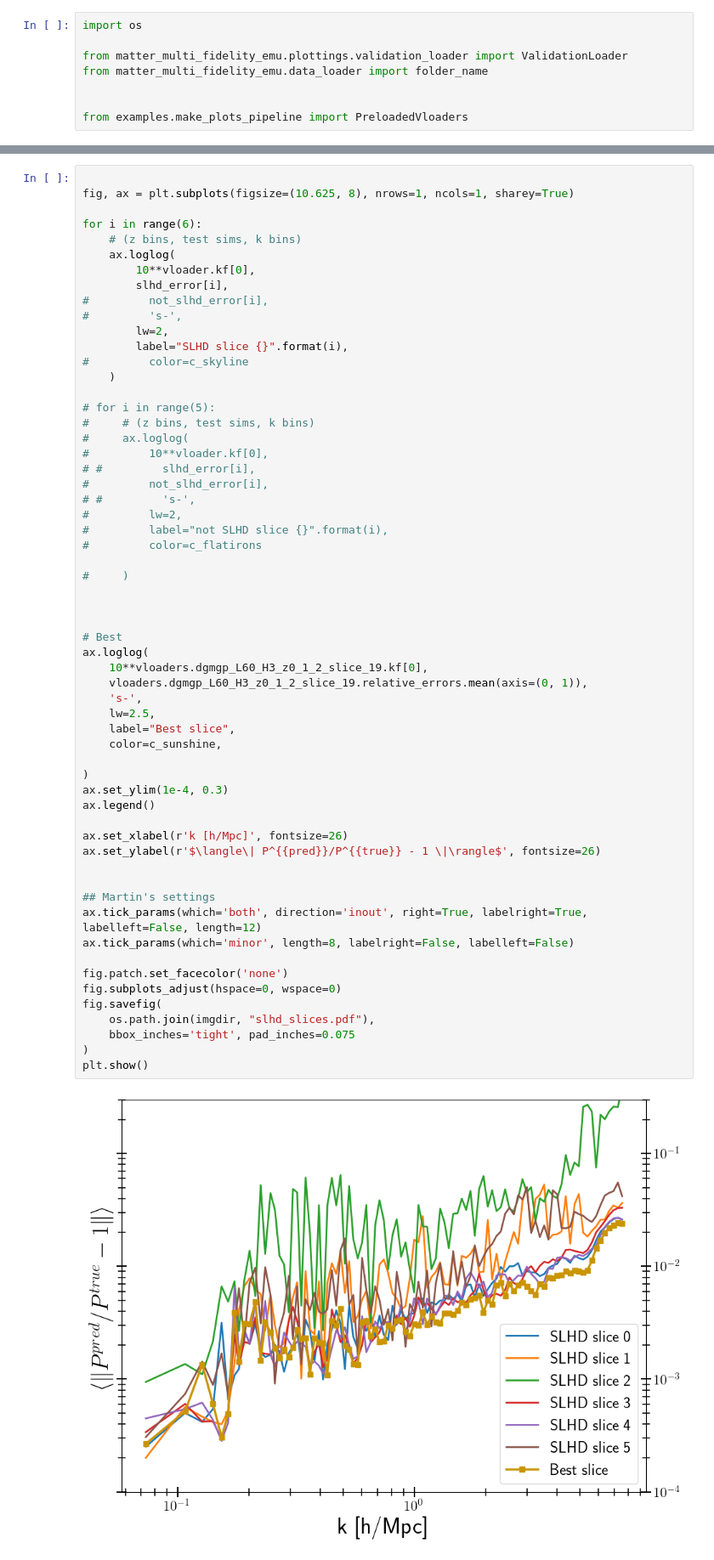
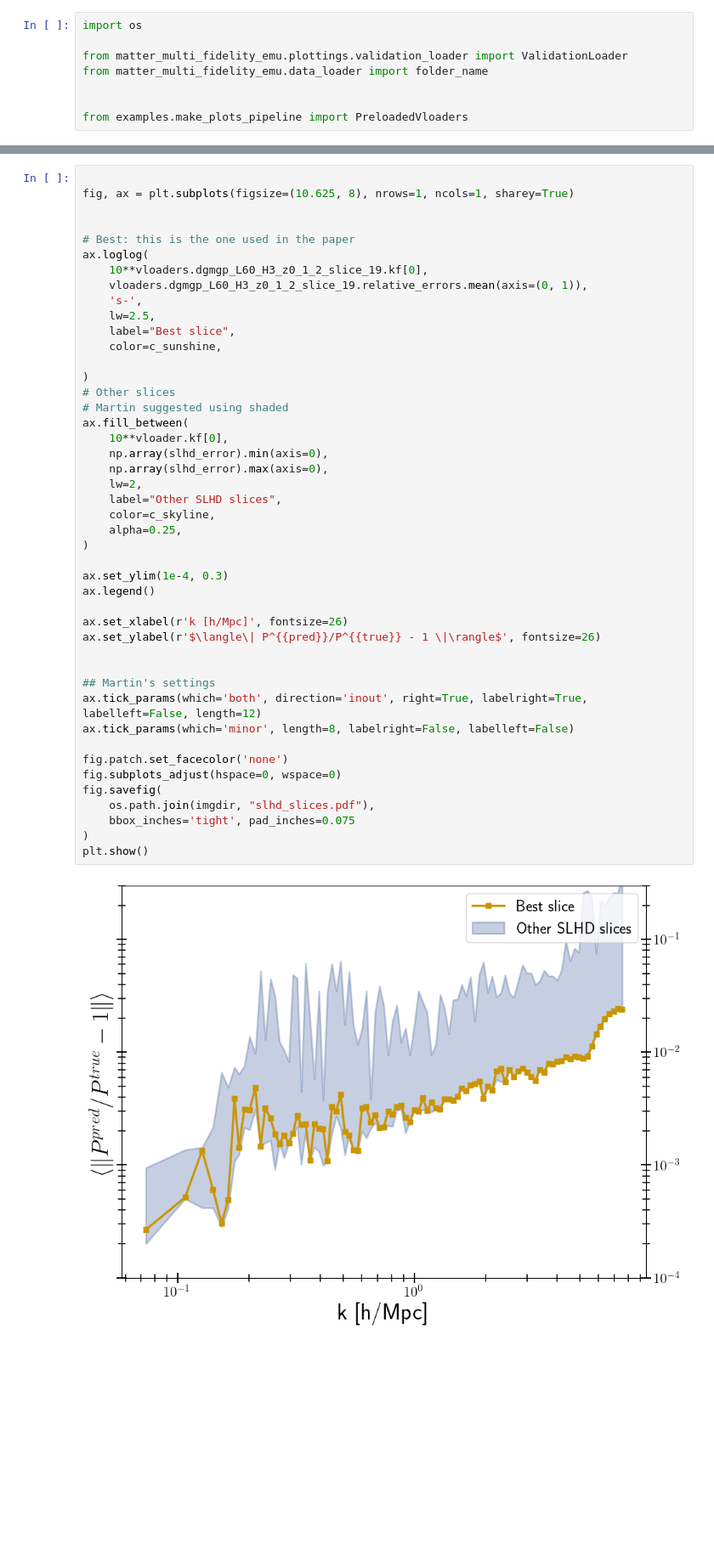
Before and after one commit to jibanCat/matter_emu_mfbox, a Jupyter notebook: notebooks/SLHD versus Not using Slices.ipynb, the cells around one changed output, grey strips where cells are left out. Shown at 85% size. Cells and saved outputs as stored; diff of their text form; blank space fills up the shorter version.

Commit message:
section 5 of the paper

```diff
--- a/notebooks/SLHD versus Not using Slices.ipynb
+++ b/notebooks/SLHD versus Not using Slices.ipynb
@@ -179,60 +177,46 @@ Slices comparison
 
 fig, ax = plt.subplots(figsize=(10.625, 8), nrows=1, ncols=1, sharey=True)
 
-for i in range(6):
-    # (z bins, test sims, k bins)
-    ax.loglog(
-        10**vloader.kf[0],
-        slhd_error[i],
-#         not_slhd_error[i],
-#         's-',
-        lw=2,
-        label="SLHD slice {}".format(i),
-#         color=c_skyline
-    )
 
-# for i in range(5):
-#     # (z bins, test sims, k bins)
-#     ax.loglog(
-#         10**vloader.kf[0],
-# #         slhd_error[i],
-#         not_slhd_error[i],
-# #         's-',
-#         lw=2,
-#         label="not SLHD slice {}".format(i),
-#         color=c_flatirons
-
-#     )
-
-
-
-# Best
+# Best: this is the one used in the paper
 ax.loglog(
     10**vloaders.dgmgp_L60_H3_z0_1_2_slice_19.kf[0],
     vloaders.dgmgp_L60_H3_z0_1_2_slice_19.relative_errors.mean(axis=(0, 1)),
     's-',
     lw=2.5,
     label="Best slice",
     color=c_sunshine,
 
 )
+# Other slices
+# Martin suggested using shaded
+ax.fill_between(
+    10**vloader.kf[0],
+    np.array(slhd_error).min(axis=0),
+    np.array(slhd_error).max(axis=0),
+    lw=2,
+    label="Other SLHD slices",
+    color=c_skyline,
+    alpha=0.25,
+)
+
 ax.set_ylim(1e-4, 0.3)
 ax.legend()
 
 ax.set_xlabel(r'k [h/Mpc]', fontsize=26)
 ax.set_ylabel(r'$\langle\| P^{{pred}}/P^{{true}} - 1 \|\rangle$', fontsize=26)
 
 
 ## Martin's settings
 ax.tick_params(which='both', direction='inout', right=True, labelright=True, labelleft=False, length=12)
 ax.tick_params(which='minor', length=8, labelright=False, labelleft=False)
 
 fig.patch.set_facecolor('none')
 fig.subplots_adjust(hspace=0, wspace=0)
 fig.savefig(
     os.path.join(imgdir, "slhd_slices.pdf"),
     bbox_inches='tight', pad_inches=0.075
 )
 plt.show()
 # %% [output]
-[figure, old version]
+[figure, new version]
```
Also changed, not shown: parts of 9 cells of this notebook.
